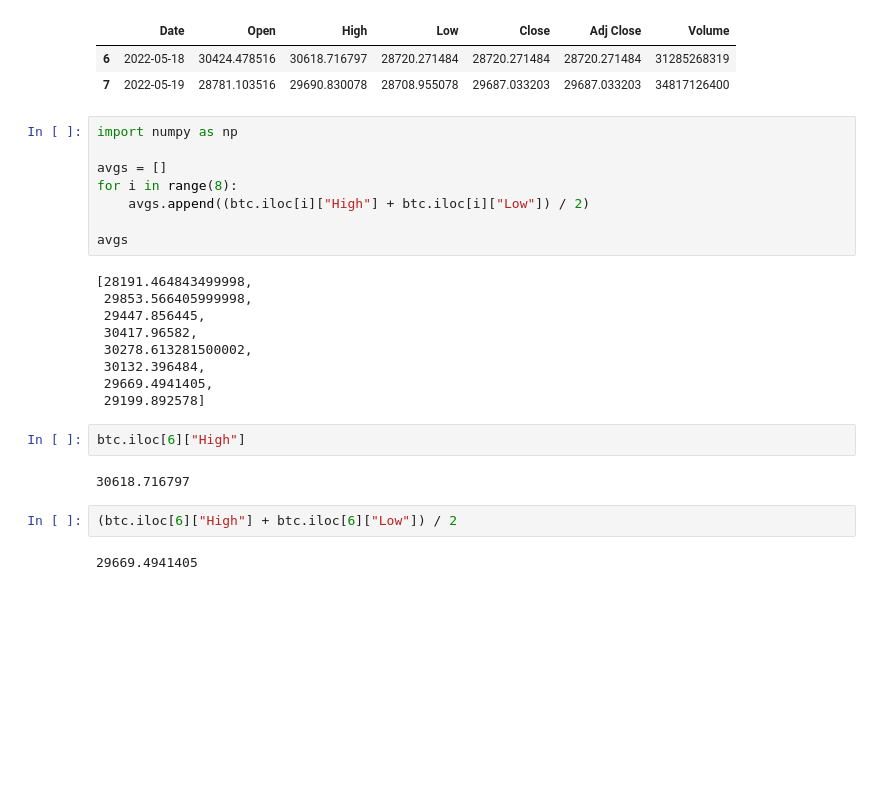
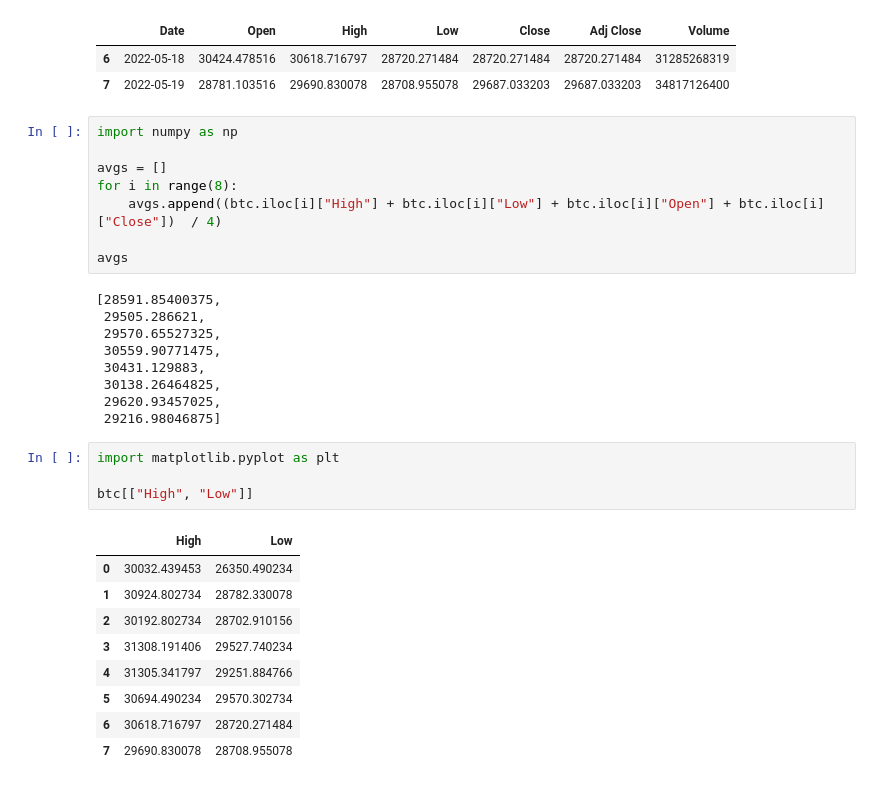
Before and after one commit to joshbrook/BTC-Sentiment-Analysis, a Jupyter notebook: graphing.ipynb, the cells around one changed output. Saved outputs shown, nothing was run; the diff lists cells and outputs as text; blank space fills up the shorter version.

```diff
--- a/graphing.ipynb
+++ b/graphing.ipynb
@@ -59,23 +59,29 @@ import numpy as np
 
 avgs = []
 for i in range(8):
-    avgs.append((btc.iloc[i]["High"] + btc.iloc[i]["Low"]) / 2)
+    avgs.append((btc.iloc[i]["High"] + btc.iloc[i]["Low"] + btc.iloc[i]["Open"] + btc.iloc[i]["Close"])  / 4)
 
 avgs
 # %% [output]
-[28191.464843499998,
- 29853.566405999998,
- 29447.856445,
- 30417.96582,
- 30278.613281500002,
- 30132.396484,
- 29669.4941405,
- 29199.892578]
+[28591.85400375,
+ 29505.286621,
+ 29570.65527325,
+ 30559.90771475,
+ 30431.129883,
+ 30138.26464825,
+ 29620.93457025,
+ 29216.98046875]
-# %%
-btc.iloc[6]["High"]
-# %% [output]
-30618.716797
-# %%
-(btc.iloc[6]["High"] + btc.iloc[6]["Low"]) / 2
-# %% [output]
-29669.4941405
+# %%
+import matplotlib.pyplot as plt
+
+btc[["High", "Low"]]
+# %% [output]
+|  | High | Low |
+| 0 | 30032.439453 | 26350.490234 |
+| 1 | 30924.802734 | 28782.330078 |
+| 2 | 30192.802734 | 28702.910156 |
+| 3 | 31308.191406 | 29527.740234 |
+| 4 | 31305.341797 | 29251.884766 |
+| 5 | 30694.490234 | 29570.302734 |
+| 6 | 30618.716797 | 28720.271484 |
+| 7 | 29690.830078 | 28708.955078 |
```
Also changed, not shown: parts of 3 cells of this notebook.
